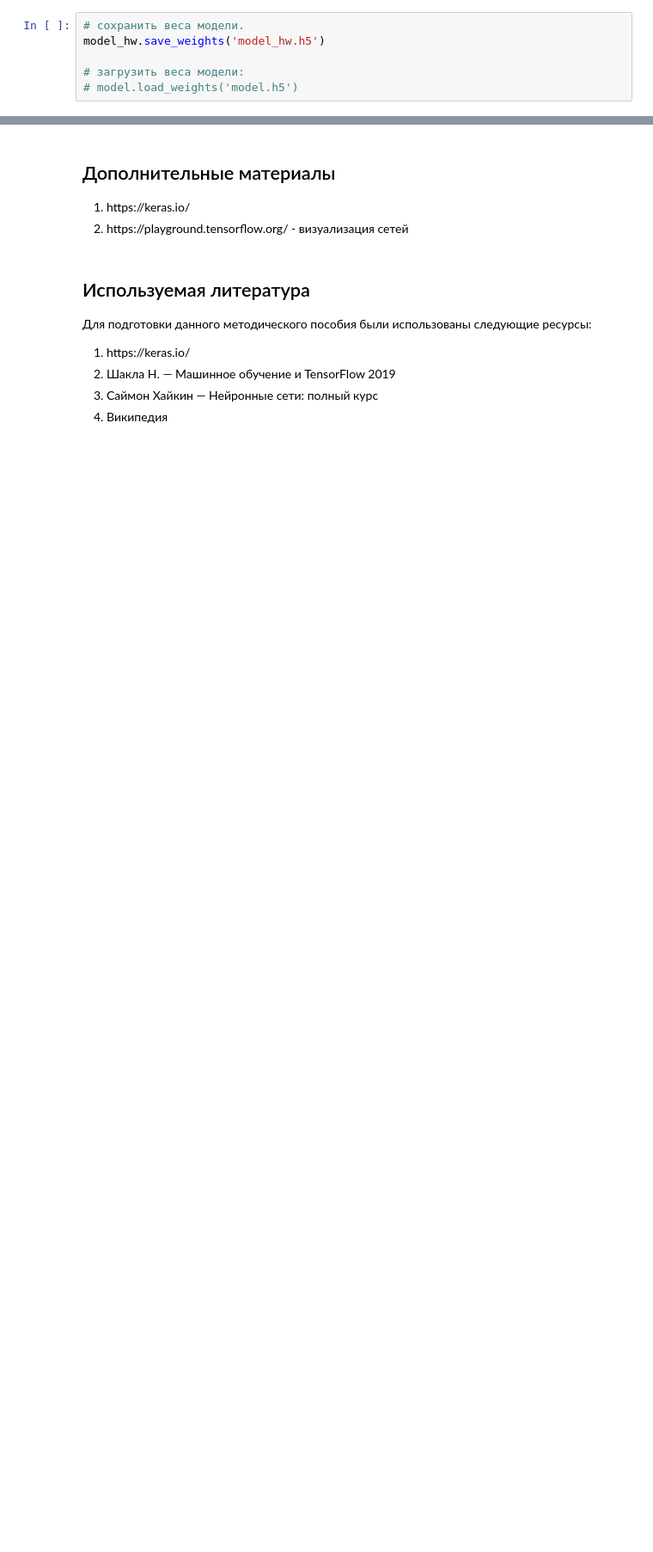
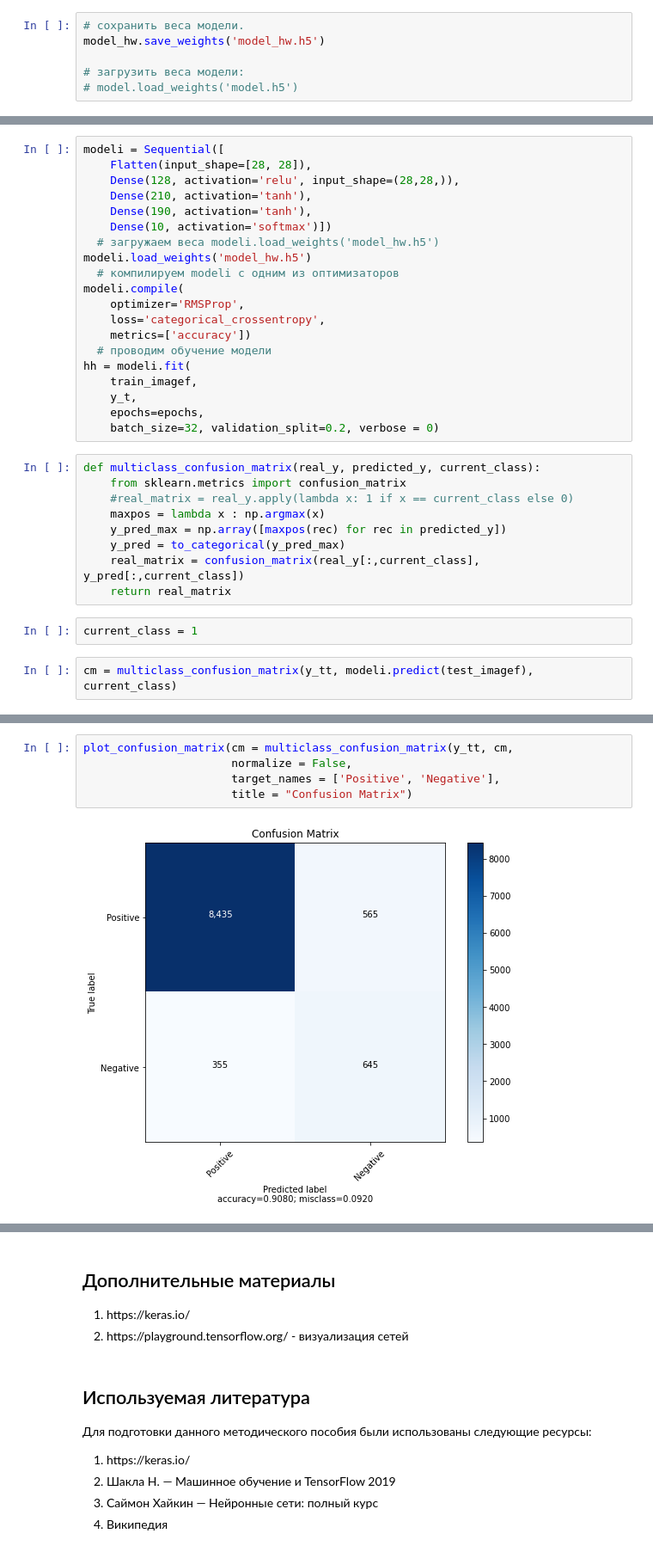
Before and after one commit to IvanBovsunovskiy/introduction_neural_networks, a Jupyter notebook: hw2/HW2_introduction_neural_networks.ipynb, the cells around one changed output, grey strips where cells are left out. Shown at 86% size. Drawn from its saved outputs; the diff is of its cells as text; blank space fills up the shorter version.

```diff
--- a/hw2/HW2_introduction_neural_networks.ipynb
+++ b/hw2/HW2_introduction_neural_networks.ipynb
@@ -407,0 +465,33 @@ plt.show()
+# %%
+modeli = Sequential([
+    Flatten(input_shape=[28, 28]),
+    Dense(128, activation='relu', input_shape=(28,28,)),
+    Dense(210, activation='tanh'),
+    Dense(190, activation='tanh'),
+    Dense(10, activation='softmax')])
+  # загружаем веса modeli.load_weights('model_hw.h5')
+modeli.load_weights('model_hw.h5')
+  # компилируем modeli с одним из оптимизаторов
+modeli.compile(
+    optimizer='RMSProp',
+    loss='categorical_crossentropy',
+    metrics=['accuracy'])
+  # проводим обучение модели
+hh = modeli.fit(
+    train_imagef,
+    y_t,
+    epochs=epochs,
+    batch_size=32, validation_split=0.2, verbose = 0)
+# %%
+def multiclass_confusion_matrix(real_y, predicted_y, current_class):
+    from sklearn.metrics import confusion_matrix
+    #real_matrix = real_y.apply(lambda x: 1 if x == current_class else 0)
+    maxpos = lambda x : np.argmax(x)
+    y_pred_max = np.array([maxpos(rec) for rec in predicted_y])
+    y_pred = to_categorical(y_pred_max)
+    real_matrix = confusion_matrix(real_y[:,current_class], y_pred[:,current_class])
+    return real_matrix
+# %%
+current_class = 1
+# %%
+cm = multiclass_confusion_matrix(y_tt, modeli.predict(test_imagef), current_class)
@@ -407,0 +563,7 @@ plt.show()
+# %%
+plot_confusion_matrix(cm = multiclass_confusion_matrix(y_tt, cm,
+                      normalize = False,
+                      target_names = ['Positive', 'Negative'],
+                      title = "Confusion Matrix")
+# %% [output]
+[figure, added]
```
Also changed, not shown: parts of 18 cells of this notebook.
